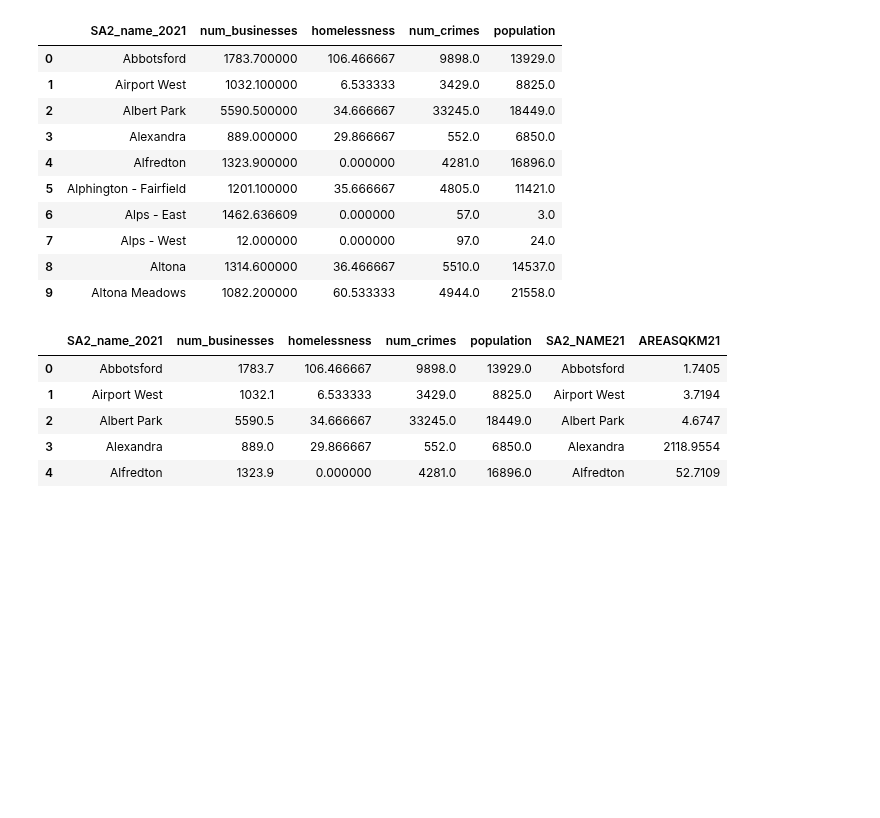
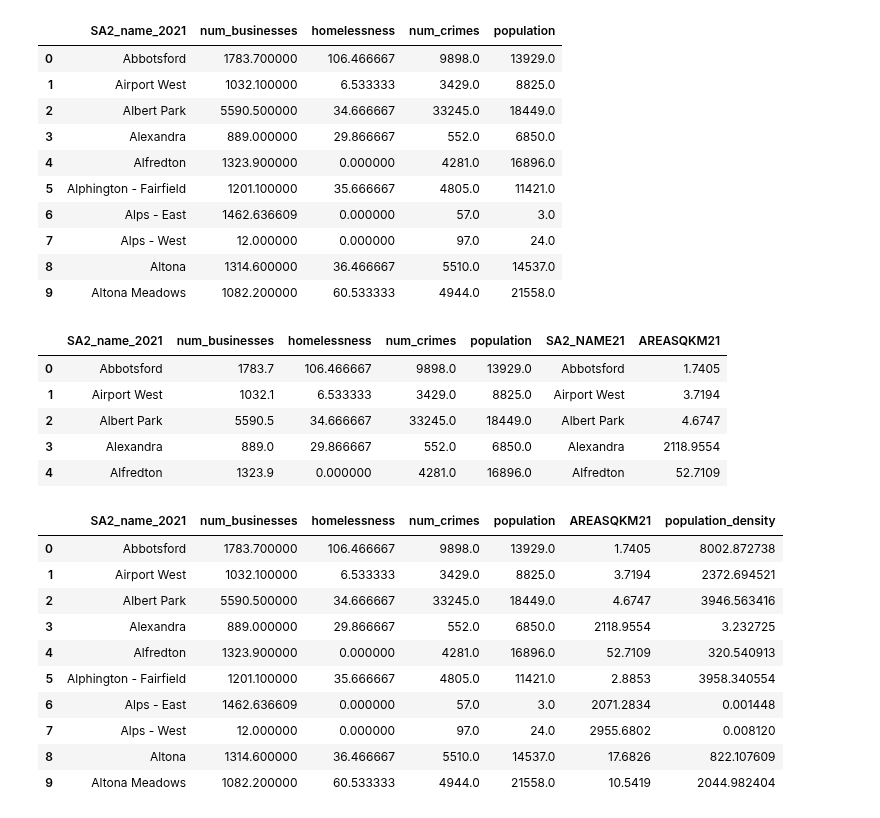
Before and after one commit to MAST30034-AppliedDataScience/project-2-group-real-estate-industry-project-31, a Jupyter notebook: notebooks/liveability_calculations.ipynb, the cells around one changed output. Drawn from its saved outputs; the diff is of its cells as text; code cells hidden in the pictures; blank space fills up the shorter version.

```diff
--- a/notebooks/liveability_calculations.ipynb
+++ b/notebooks/liveability_calculations.ipynb
@@ -354,3 +354,20 @@ base_df.head()
 | 2 | Albert Park | 5590.5 | 34.666667 | 33245.0 | 18449.0 | Albert Park | 4.6747 |
 | 3 | Alexandra | 889.0 | 29.866667 | 552.0 | 6850.0 | Alexandra | 2118.9554 |
 | 4 | Alfredton | 1323.9 | 0.000000 | 4281.0 | 16896.0 | Alfredton | 52.7109 |
+# %%
+base_df['population_density'] = base_df['population'] / base_df['AREASQKM21']
+
+# Display the first 10 rows to check the result
+base_df.head(10)
+# %% [output]
+|  | SA2_name_2021 | num_businesses | homelessness | num_crimes | population | AREASQKM21 | population_density |
+| 0 | Abbotsford | 1783.700000 | 106.466667 | 9898.0 | 13929.0 | 1.7405 | 8002.872738 |
+| 1 | Airport West | 1032.100000 | 6.533333 | 3429.0 | 8825.0 | 3.7194 | 2372.694521 |
+| 2 | Albert Park | 5590.500000 | 34.666667 | 33245.0 | 18449.0 | 4.6747 | 3946.563416 |
+| 3 | Alexandra | 889.000000 | 29.866667 | 552.0 | 6850.0 | 2118.9554 | 3.232725 |
+| 4 | Alfredton | 1323.900000 | 0.000000 | 4281.0 | 16896.0 | 52.7109 | 320.540913 |
+| 5 | Alphington - Fairfield | 1201.100000 | 35.666667 | 4805.0 | 11421.0 | 2.8853 | 3958.340554 |
+| 6 | Alps - East | 1462.636609 | 0.000000 | 57.0 | 3.0 | 2071.2834 | 0.001448 |
+| 7 | Alps - West | 12.000000 | 0.000000 | 97.0 | 24.0 | 2955.6802 | 0.008120 |
+| 8 | Altona | 1314.600000 | 36.466667 | 5510.0 | 14537.0 | 17.6826 | 822.107609 |
+| 9 | Altona Meadows | 1082.200000 | 60.533333 | 4944.0 | 21558.0 | 10.5419 | 2044.982404 |
```
Also changed, not shown: parts of 1 cell of this notebook, 1 other file.
